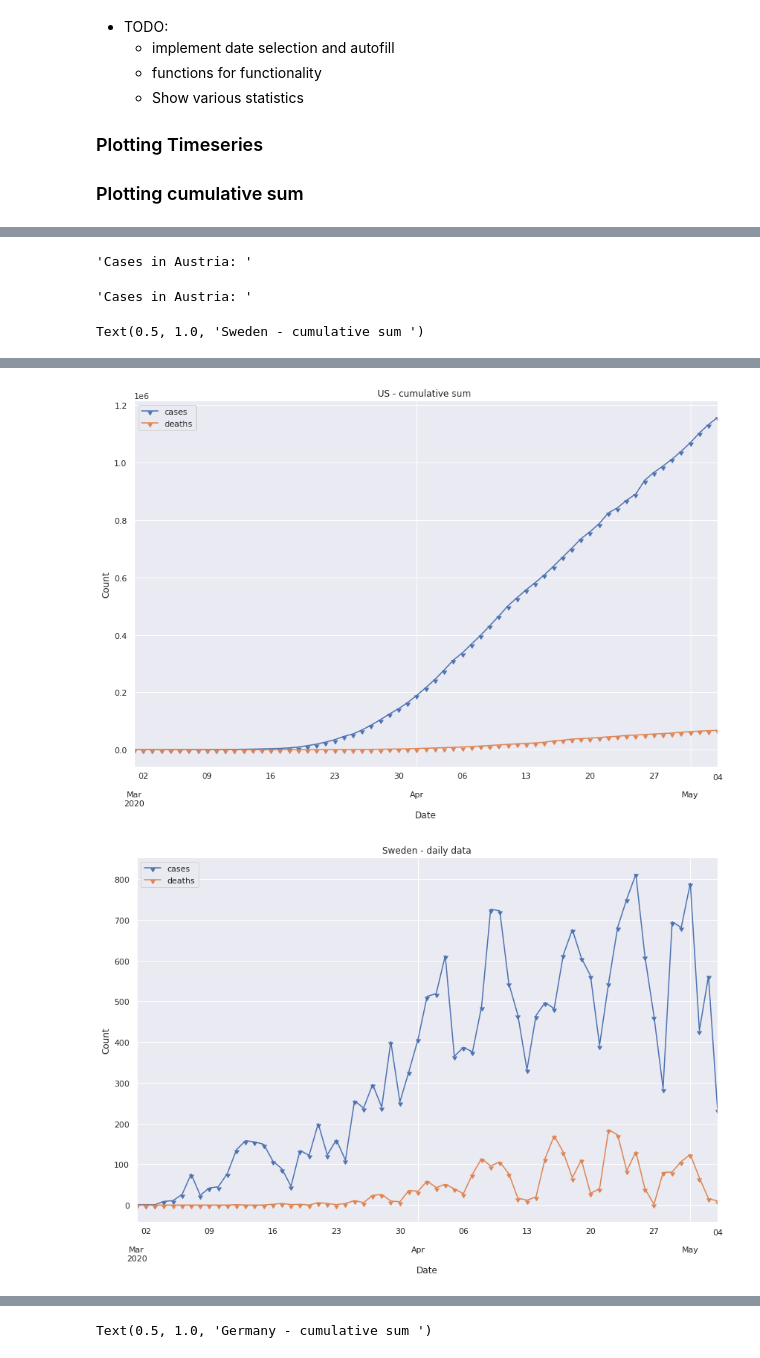
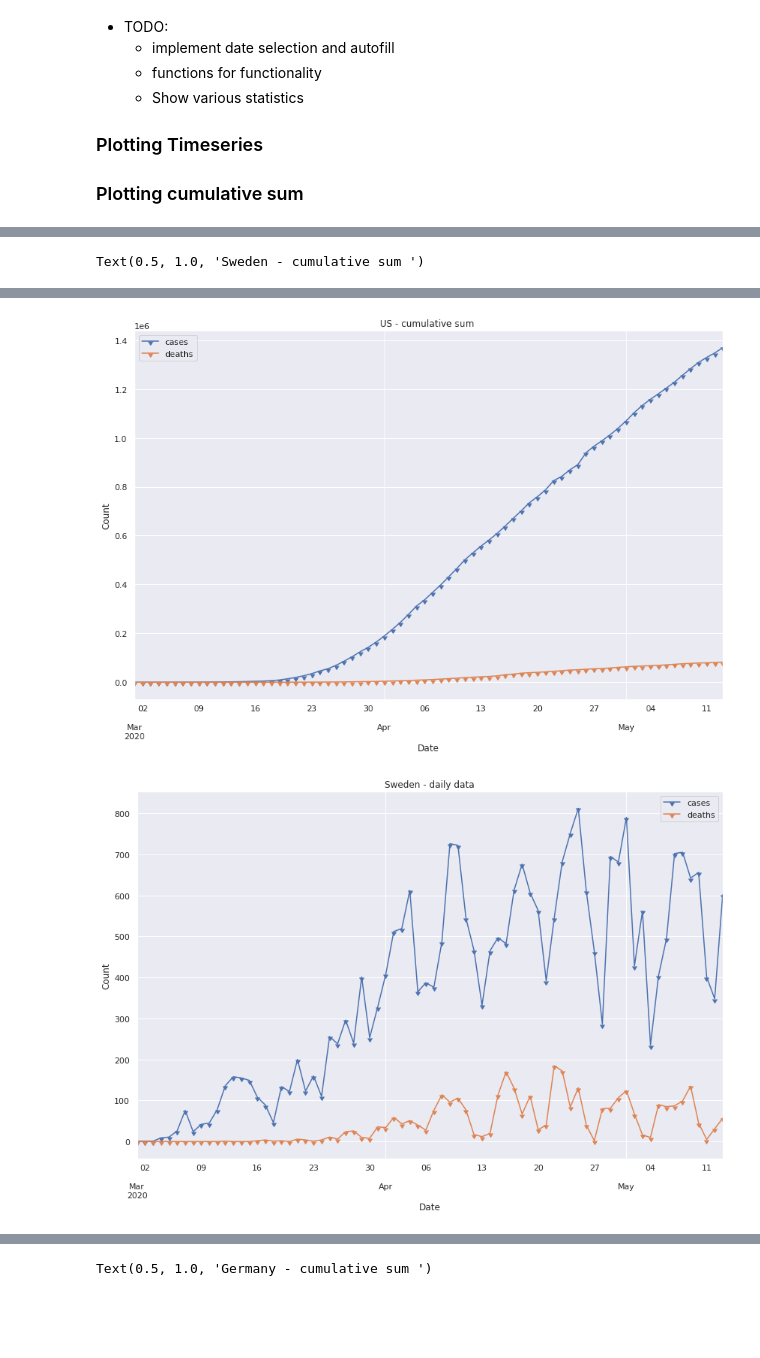
Before and after one commit to OliverZott/covid19_data, a Jupyter notebook: covid_dataAnalysis.ipynb, the cells around one changed output, grey strips where cells are left out. Drawn from its saved outputs; the diff is of its cells as text; code cells hidden in the pictures; blank space fills up the shorter version.

```diff
--- a/covid_dataAnalysis.ipynb
+++ b/covid_dataAnalysis.ipynb
@@ -267,11 +267,10 @@ Text(0.5, 1.0, 'Italy - cumulative sum ')
 # %%
-#  US
+#  USA-Data
 df_usa = df.loc[df['countriesAndTerritories']=='United_States_of_America']
 df_usa = df_usa.sort_index(ascending=True)
-df_usa_all = df_usa.loc['2020-03-01' :'2020-05-04']
+df_usa_all = df_usa.loc['2020-03-01' :'2020-05-13']
 
-display("Cases in Austria: ")
-
+# Plot USA
 ax = df_usa_all.plot(y=['cases','deaths'], grid=True, marker=11, figsize=(14,9))
 ax.grid(True)
 ax.grid(which='minor', axis='both', linestyle='--')
@@ -279,30 +278,26 @@ ax.set_xlabel("Date")
 ax.set_ylabel("Count")
 ax.set_title("US - daily data")
 
-
 ax = df_usa_all.cumsum().plot(y=['cases','deaths'], grid=True, marker=11, figsize=(14,9))
 ax.set_xlabel("Date")
 ax.set_ylabel("Count")
 ax.set_title("US - cumulative sum ")
 
-# Sweden
+
+# Sweden-Data
 df_swe = df.loc[df['countriesAndTerritories']=='Sweden']
 df_swe = df_swe.sort_index(ascending=True)
-df_swe_all = df_swe.loc['2020-03-01' :'2020-05-04']
+df_swe_all = df_swe.loc['2020-03-01' :'2020-05-13']
 
-display("Cases in Austria: ")
-
+# Sweden Plot
 ax = df_swe_all.plot(y=['cases','deaths'], grid=True, marker=11, figsize=(14,9))
 ax.set_xlabel("Date")
 ax.set_ylabel("Count")
 ax.set_title("Sweden - daily data")
 
-
 ax = df_swe_all.cumsum().plot(y=['cases','deaths'], grid=True, marker=11, figsize=(14,9))
 ax.set_xlabel("Date")
 ax.set_ylabel("Count")
 ax.set_title("Sweden - cumulative sum ")
 # %% [output]
-'Cases in Austria: '
+Text(0.5, 1.0, 'Sweden - cumulative sum ')
-'Cases in Austria: '
-Text(0.5, 1.0, 'Sweden - cumulative sum ')
@@ -310,2 +305,2 @@ Text(0.5, 1.0, 'Sweden - cumulative sum ')
-[figure, old version]
+[figure, new version]
-[figure, old version]
+[figure, new version]
```
Also changed, not shown: parts of 8 cells of this notebook.
